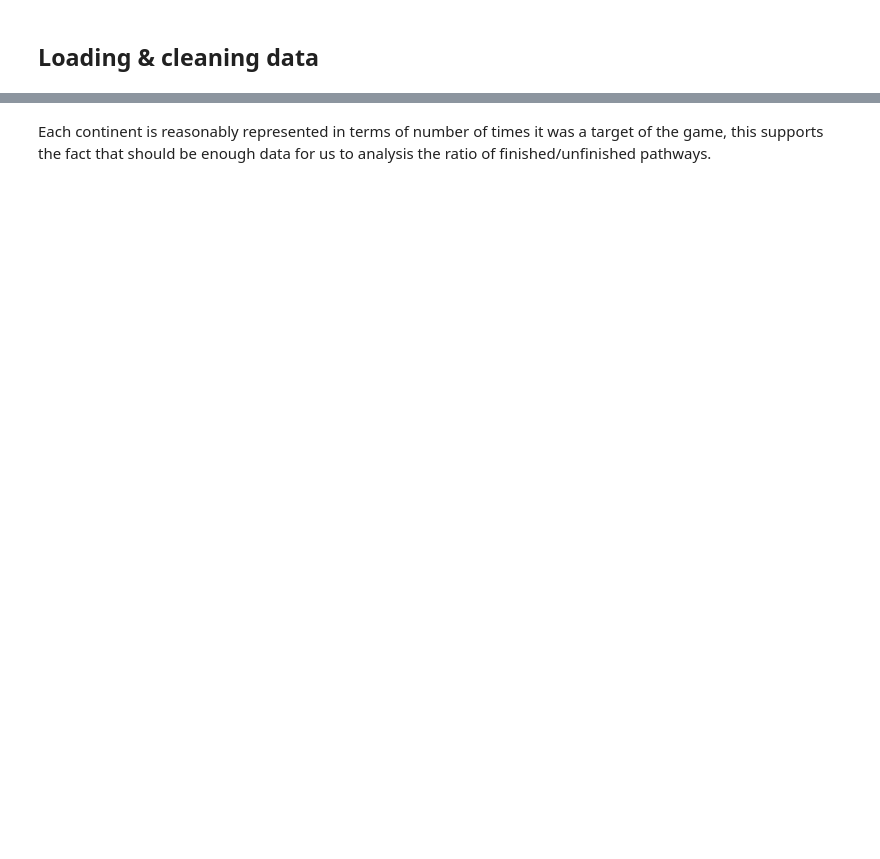
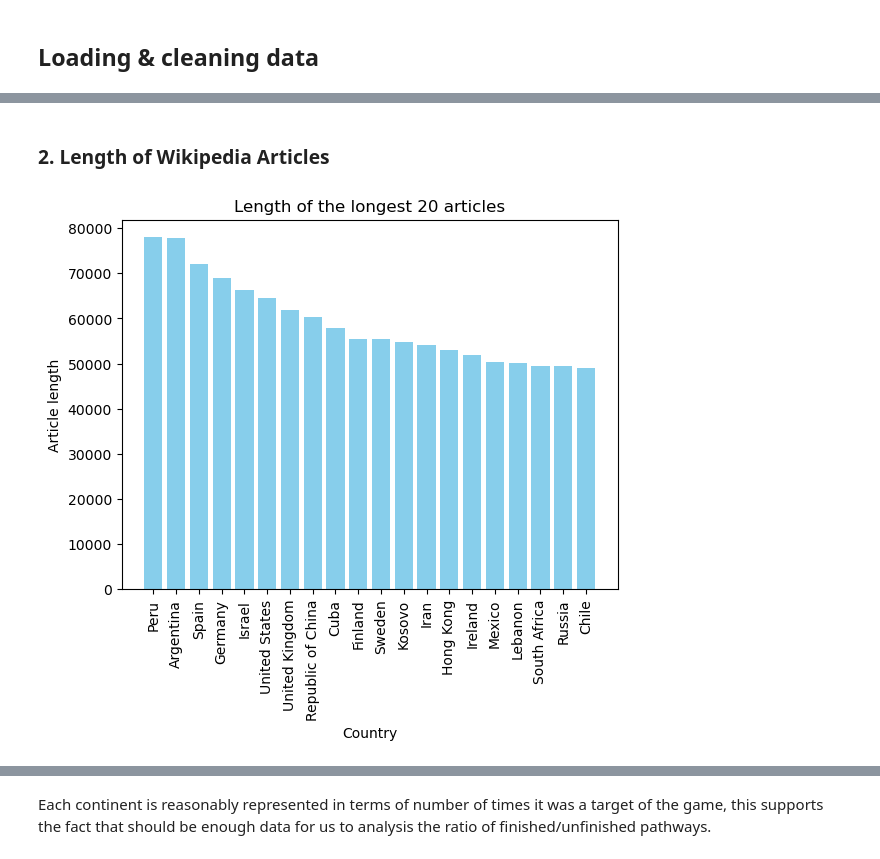
Before and after one commit to epfl-ada/ada-2023-project-jellyfish401, a Jupyter notebook: p2.ipynb, the cells around one changed output, grey strips where cells are left out. Drawn from its saved outputs; the diff is of its cells as text; code cells hidden in the pictures; blank space fills up the shorter version.

```diff
--- a/p2.ipynb
+++ b/p2.ipynb
@@ -637,0 +310,32 @@ region_count
+# %%
+# Create np.array with name of all articles that are about a country
+countries = main_categories_df[main_categories_df['subject_category'] == 'Countries']['article'].values
+
+# Directory where the .txt files are stored
+directory = "data/plaintext_articles/"
+
+# Initialize an empty list to store the data
+data = []
+
+# Iterate over all countries
+for country in countries:
+    file_path = directory + country + '.txt'
+
+# Open the file and read its content into a string
+    if os.path.exists(file_path):
+        with open(file_path, 'r', encoding='utf-8') as file:
+            load_file_content = file.read()
+            file_content = load_file_content[15:].replace("\n\n2007 Schools Wikipedia Selection", "")
+
+    # Add filname, content and article length to the data list
+        data.append((country, file_content, len(file_content)))
+
+# Create a DataFrame from the data list
+plaintext_articles = pd.DataFrame(data, columns=['Country', 'Article content', 'Article length'])
+
+# Write United_States as United States
+plaintext_articles['Country'] = [cntry.replace('_',' ') for cntry in plaintext_articles['Country']]
+
+
+# Display the DataFrame
+display(plaintext_articles)
@@ -637,0 +481,14 @@ region_count
+# %% [markdown]
+### 2. Length of Wikipedia Articles
+# %%
+sorted_articles = plaintext_articles.sort_values(by='Article length', ascending=False)
+
+plt.bar(sorted_articles.iloc[:20]['Country'], sorted_articles.iloc[:20]['Article length'], color='skyblue')
+plt.xlabel('Country')
+plt.ylabel('Article length')
+plt.title('Length of the longest 20 articles')
+# rotate x -> to be able to read
+plt.xticks(rotation=90)
+plt.show()
+# %% [output]
+[figure, added]
```
Also changed, not shown: parts of 77 cells of this notebook, 3 other files.
